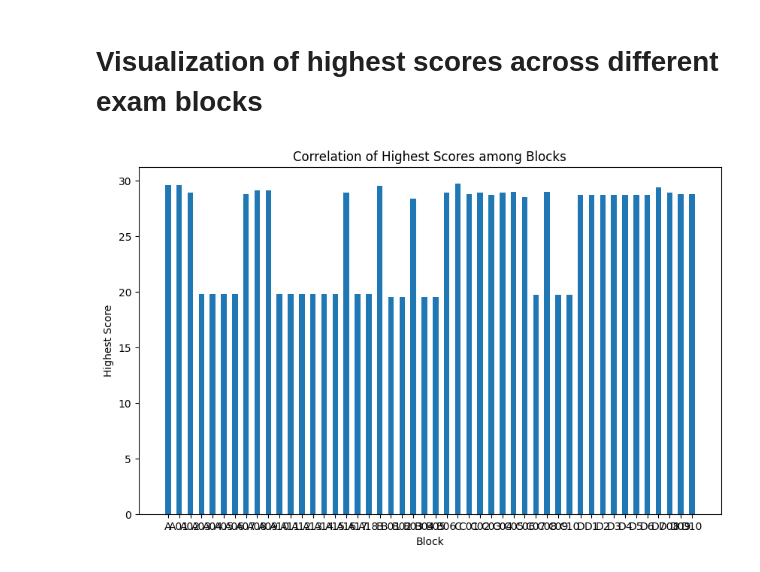
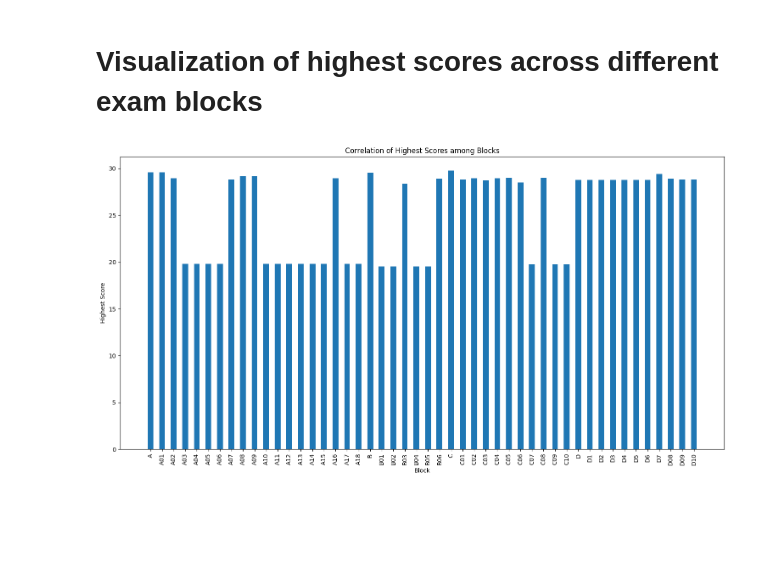
Before and after one commit to sloweyyy/thptqg-2024, a Jupyter notebook: visualize.ipynb, the cells around one changed output. Saved outputs shown, nothing was run; the diff lists cells and outputs as text; code cells hidden in the pictures; blank space fills up the shorter version.

Commit message:
fix: visualization of highest scores across different exam blocks

```diff
--- a/visualize.ipynb
+++ b/visualize.ipynb
@@ -137,18 +137,22 @@ Khoi D10:
 # %% [markdown]
 # Visualization of highest scores across different exam blocks
 # %%
+import matplotlib.pyplot as plt
+
 highest_scores = [results[block]['total_score'] for block in exam_blocks.keys()]
 
 bar_width = 0.5
 
-plt.figure(figsize=(10, 6))
+plt.figure(figsize=(15, 8))
 plt.bar(exam_blocks.keys(), highest_scores, width=bar_width)
 plt.xlabel('Block')
 plt.ylabel('Highest Score')
 plt.title('Correlation of Highest Scores among Blocks')
+plt.xticks(rotation=90)
+plt.tight_layout()
 plt.show()
 # %% [output]
-[figure, old version]
+[figure, new version]
 # %%
 exam_blocks = {
     'A': ['toan', 'vat_li', 'hoa_hoc'],
```
